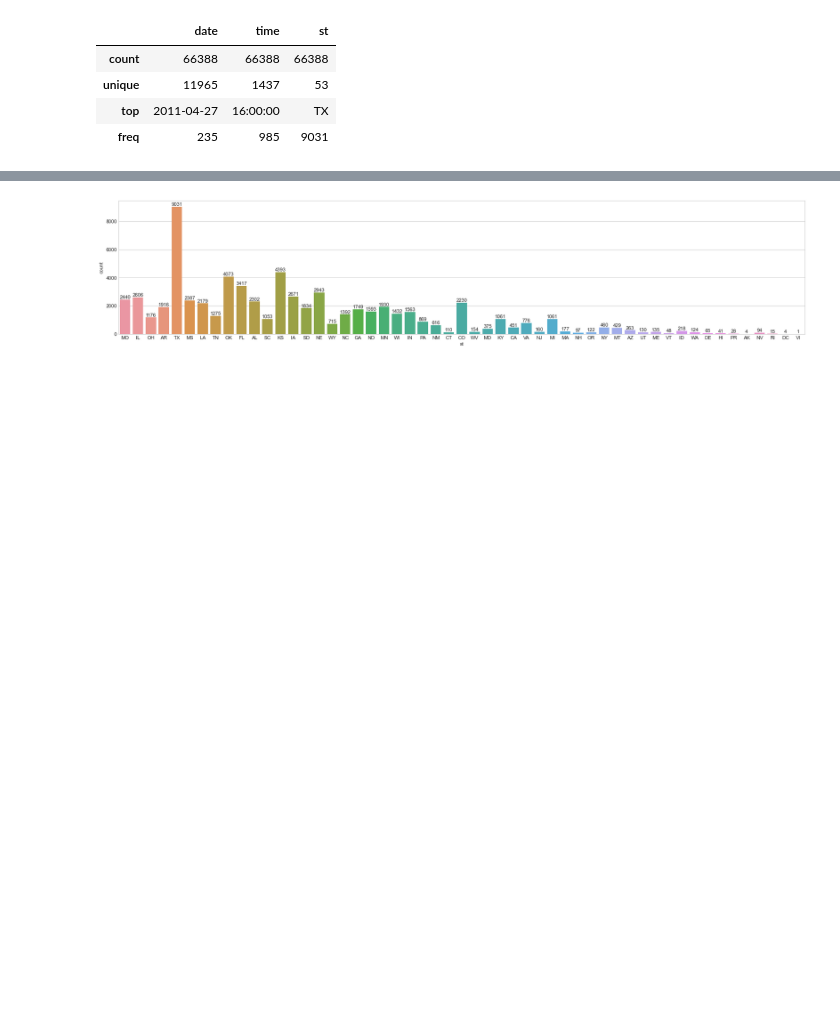
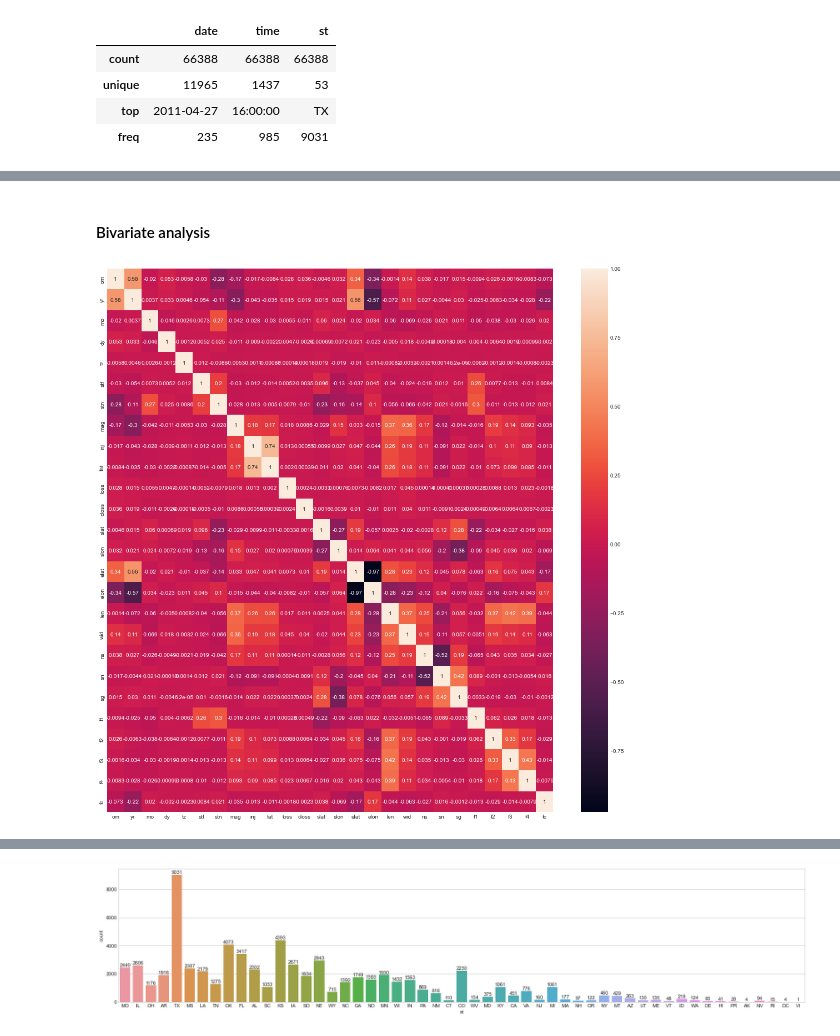
Before and after one commit to djosifovski/Tornado-Magnitude-Prediction, a Jupyter notebook: Tornado-Magnitude-Prediction.ipynb, the cells around one changed output, grey strips where cells are left out. Drawn from its saved outputs; the diff is of its cells as text; code cells hidden in the pictures; blank space fills up the shorter version.

```diff
--- a/Tornado-Magnitude-Prediction.ipynb
+++ b/Tornado-Magnitude-Prediction.ipynb
@@ -127,0 +197,9 @@ tornado.describe(include=np.object)
+# %% [markdown]
+#### Bivariate analysis
+# %%
+plt.figure(figsize=(18,18))
+corr_matrix = tornado.corr()
+sns.heatmap(corr_matrix, annot=True)
+plt.show()
+# %% [output]
+[figure, added]
```
Also changed, not shown: parts of 49 cells of this notebook.
